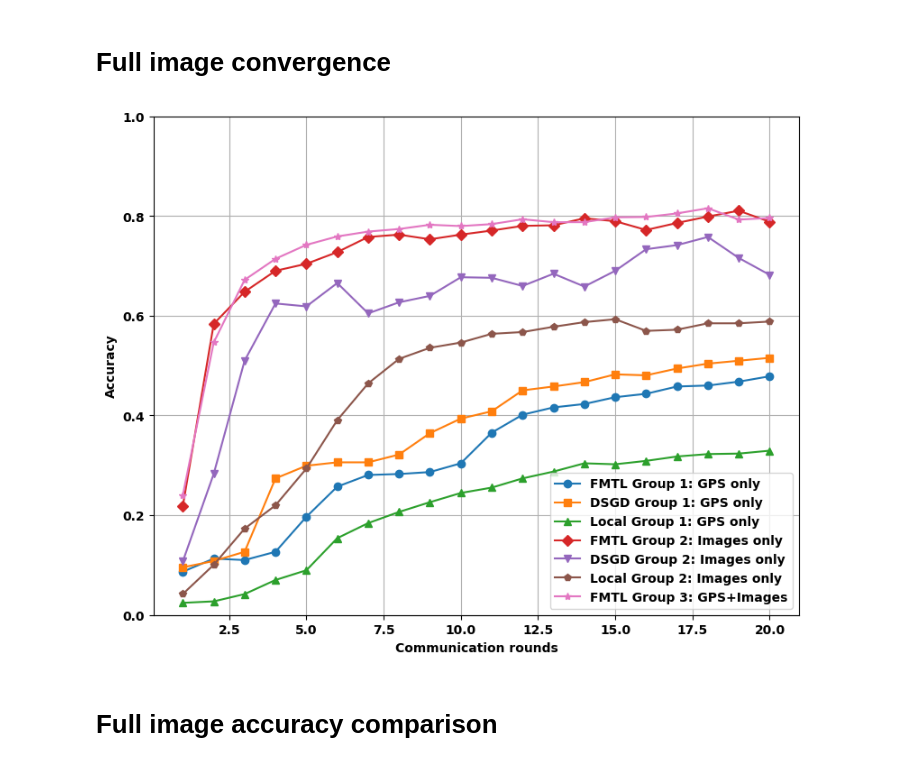
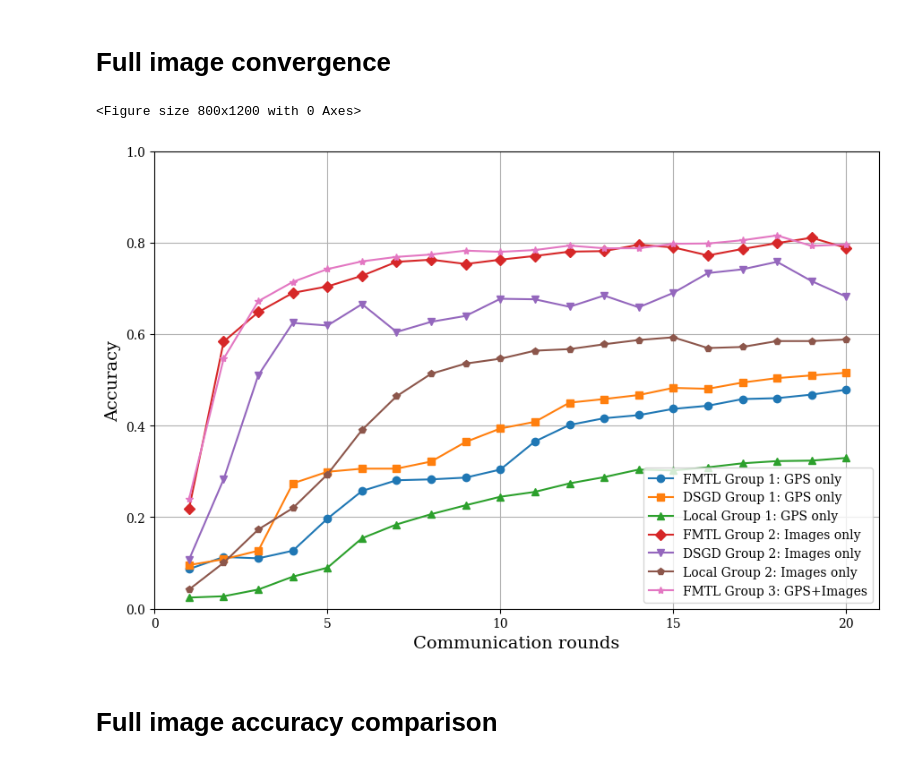
Before and after one commit to abdulmomen-ghalkha/Multimodal, a Jupyter notebook: plots/plot.ipynb, the cells around one changed output. Saved outputs shown, nothing was run; the diff lists cells and outputs as text; code cells hidden in the pictures.

Commit message:
Modify the plotting script

```diff
--- a/plots/plot.ipynb
+++ b/plots/plot.ipynb
@@ -145,6 +145,16 @@ plt.tight_layout()
 plt.show()
 # %% [output]
 [figure]
+# %%
+plt.rcParams.update({
+    'font.size': 12,
+    'font.family': 'serif',
+    'axes.labelsize': 14,
+    'axes.titlesize': 16,
+    'legend.fontsize': 10,
+    'xtick.labelsize': 10,
+    'ytick.labelsize': 10
+})
 # %% [markdown]
 # Full image convergence
 # %%
@@ -216,37 +226,42 @@ for group in fmtl_group_val_loss_histories.keys():
         plt.plot(epochs, local_group_val_loss_histories[group], label=f"Local {group_names[group]}", marker=markers[i], color=colors[i])  # Purple
         i = i + 1
 plt.title("Validation Loss vs Communication Rounds (FMTL, DSGD, Local)")
 plt.xlabel("Communication rounds")
 plt.ylabel("Loss")
 plt.legend(loc='upper right')
 plt.grid()
 '''
 i = 0
+# Validation Accuracy Plot
+#plt.subplot(2, 1, 2)
+plt.figure(figsize=(9, 6))
 
-# Validation Accuracy Plot
-plt.subplot(2, 1, 2)
 for group in fmtl_group_val_accuracy_histories.keys():
     epochs = range(1, len(fmtl_group_val_accuracy_histories[group]) + 1)
     plt.plot(epochs, fmtl_group_val_accuracy_histories[group], label=f"FMTL {group_names[group]}", marker=markers[i], color=colors[i])
     i = i + 1
     if group in dsgd_group_val_accuracy_histories:
         plt.plot(epochs, dsgd_group_val_accuracy_histories[group], label=f"DSGD {group_names[group]}", marker=markers[i], color=colors[i])  # Red
         i = i + 1
     if group in local_group_val_accuracy_histories:
         plt.plot(epochs, local_group_val_accuracy_histories[group], label=f"Local {group_names[group]}", marker=markers[i], color=colors[i])  # Purple
         i = i + 1
 
+x_ticks = range(0, 21, 5)
+plt.xticks(x_ticks)
 plt.xlabel("Communication rounds")
 plt.ylabel("Accuracy")
 plt.ylim([0, 1])  # Accuracy should be between 0 and 1
 plt.legend(loc='lower right')
 plt.grid()
+plt.tight_layout()
+
 plt.savefig('Acuracy_drone_curve_full_images.pdf')
 
-plt.tight_layout()
 plt.show()
 # %% [output]
+<Figure size 800x1200 with 0 Axes>
-[figure, old version]
+[figure, new version]
 # %% [markdown]
 # Full image accuracy comparison
 # %%
```
Also changed, not shown: parts of 7 cells of this notebook, 5 other files.
